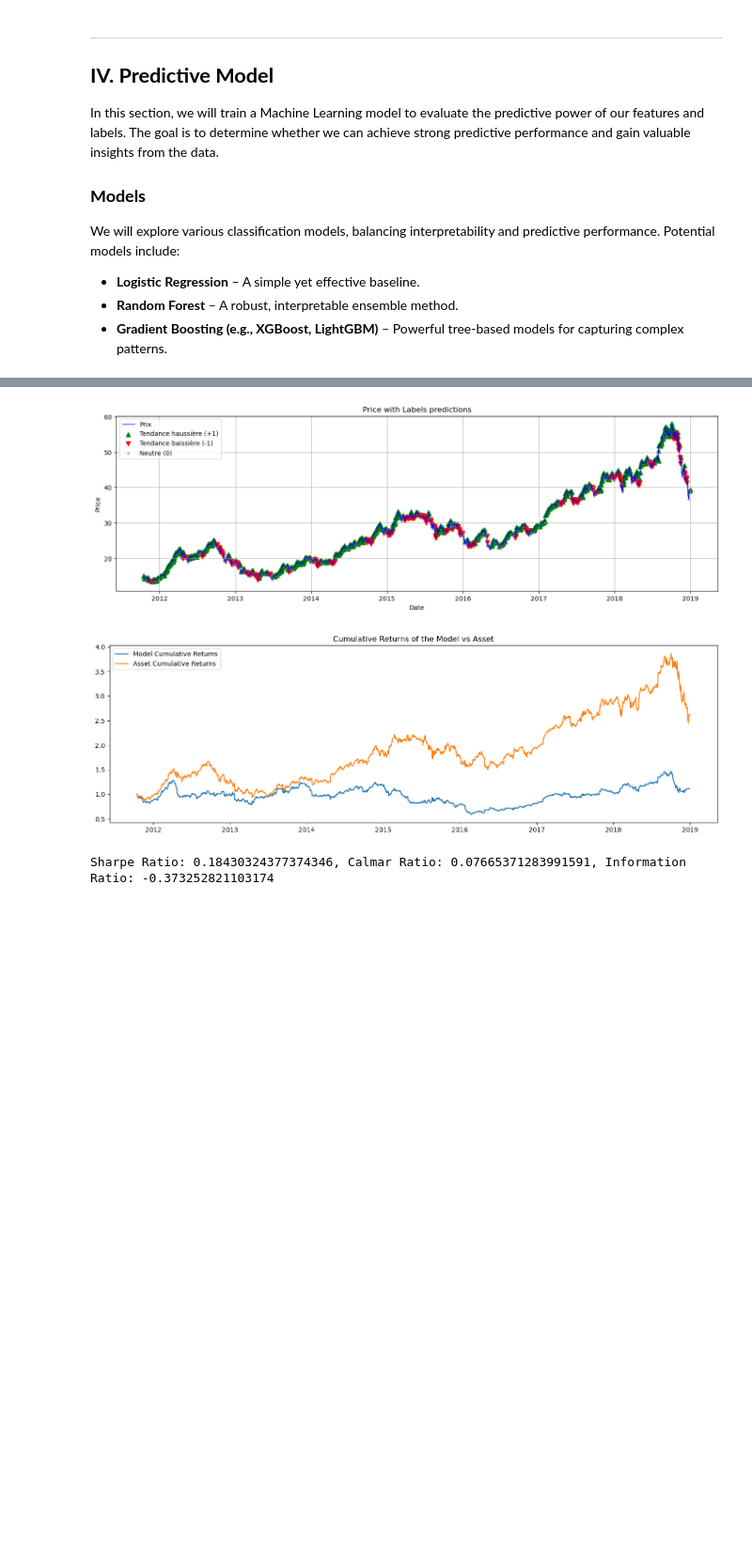
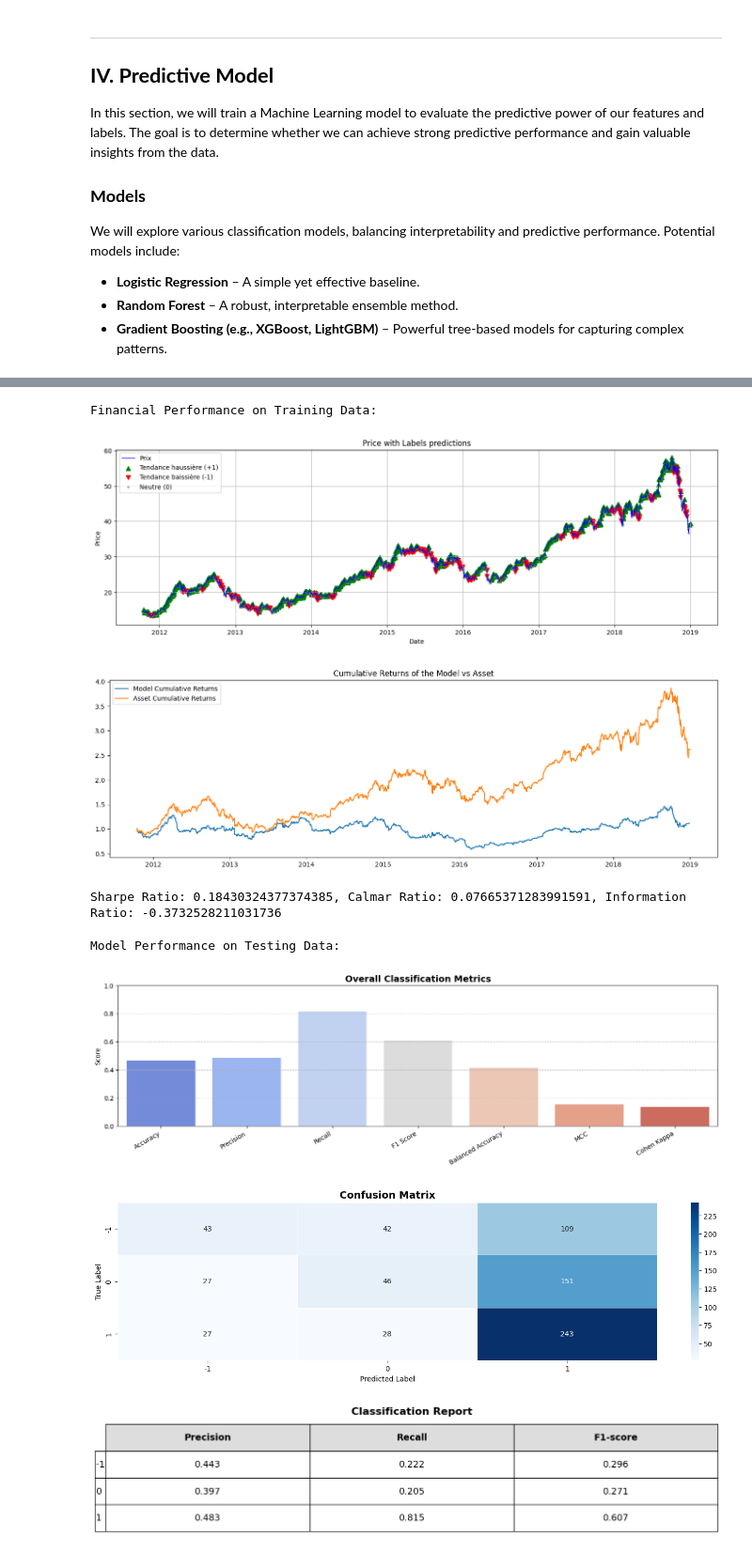
Before and after one commit to Cheval-Paresseux/ChevalParesseux-lib, a Jupyter notebook: notebooks/MachineLearning.ipynb, the cells around one changed output, grey strips where cells are left out. Shown at 94% size. Saved outputs shown, nothing was run; the diff lists cells and outputs as text; code cells hidden in the pictures; blank space fills up the shorter version.

```diff
--- a/notebooks/MachineLearning.ipynb
+++ b/notebooks/MachineLearning.ipynb
@@ -359,14 +383,5 @@ lib.plot_tree(decision_tree.root, feature_names=X_train.columns.tolist())
 # %%
-predictions = decision_tree.predict(training_set['AAPL'].drop(['labels_tb', 'labels_lf'], axis=1))
-training_set['AAPL']['predictions'] = predictions
-training_data['AAPL'].loc[:, 'predictions'] = training_set['AAPL']['predictions']
-
-plotting_data = training_data['AAPL'].copy().dropna(axis=0)
-plotting_data['asset_returns'] = plotting_data['close'].pct_change()
-plotting_data['model_returns'] = plotting_data['predictions'] * plotting_data['asset_returns'].shift(-1)
-plotting_data['model_cumret'] = (1 + plotting_data['model_returns']).cumprod()
-plotting_data['asset_cumret'] = (1 + plotting_data['asset_returns']).cumprod()
-
+print('Financial Performance on Training Data:')
 lib.plot_price_with_labels(plotting_data['close'], plotting_data['predictions'])
 plt.figure(figsize=(17, 5))
 plt.plot(plotting_data['model_cumret'], label='Model Cumulative Returns')
@@ -378,7 +393,26 @@ plt.show()
 performance_stats, _ = lib.get_performance_measures(returns_series=plotting_data['model_returns'], market_returns=plotting_data['asset_returns'])
 print(f'Sharpe Ratio: {performance_stats["sharpe_ratio"]}, Calmar Ratio: {performance_stats["calmar_ratio"]}, Information Ratio: {performance_stats["information_ratio"]}')
 # %% [output]
+Financial Performance on Training Data:
 [figure]
 [figure]
-Sharpe Ratio: 0.18430324377374346, Calmar Ratio: 0.07665371283991591, Information Ratio: -0.373252821103174
+Sharpe Ratio: 0.18430324377374385, Calmar Ratio: 0.07665371283991591, Information Ratio: -0.3732528211031736
+# %%
+predictions = decision_tree.predict(testing_set['AAPL'].drop(['labels_tb', 'labels_lf'], axis=1))
+testing_set['AAPL']['predictions'] = predictions
+testing_data['AAPL'].loc[:, 'predictions'] = testing_set['AAPL']['predictions']
+
+plotting_data = testing_data['AAPL'].copy().dropna(axis=0)
+plotting_data['asset_returns'] = plotting_data['close'].pct_change()
+plotting_data['model_returns'] = plotting_data['predictions'] * plotting_data['asset_returns'].shift(-1)
+plotting_data['model_cumret'] = (1 + plotting_data['model_returns']).cumprod()
+plotting_data['asset_cumret'] = (1 + plotting_data['asset_returns']).cumprod()
+
+print('Model Performance on Testing Data:')
+lib.classification_metrics(predictions=plotting_data['predictions'], labels=plotting_data['labels_lf'], classes=[-1, 0, 1])
+# %% [output]
+Model Performance on Testing Data:
+[figure, added]
+[figure, added]
+[figure, added]
 # %%
```
Also changed, not shown: parts of 15 cells of this notebook, 5 other files.
